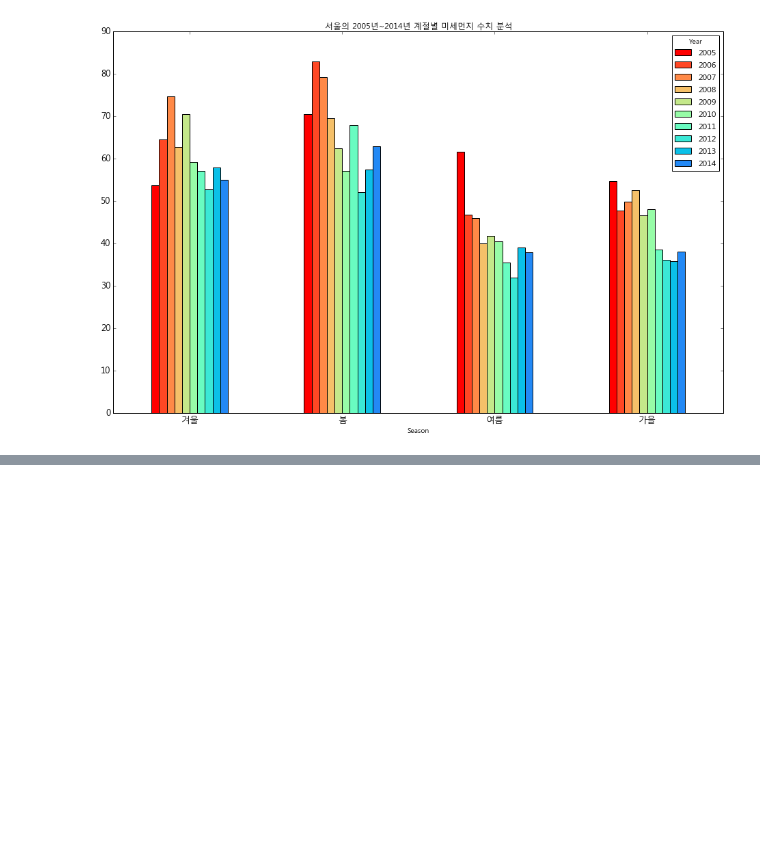
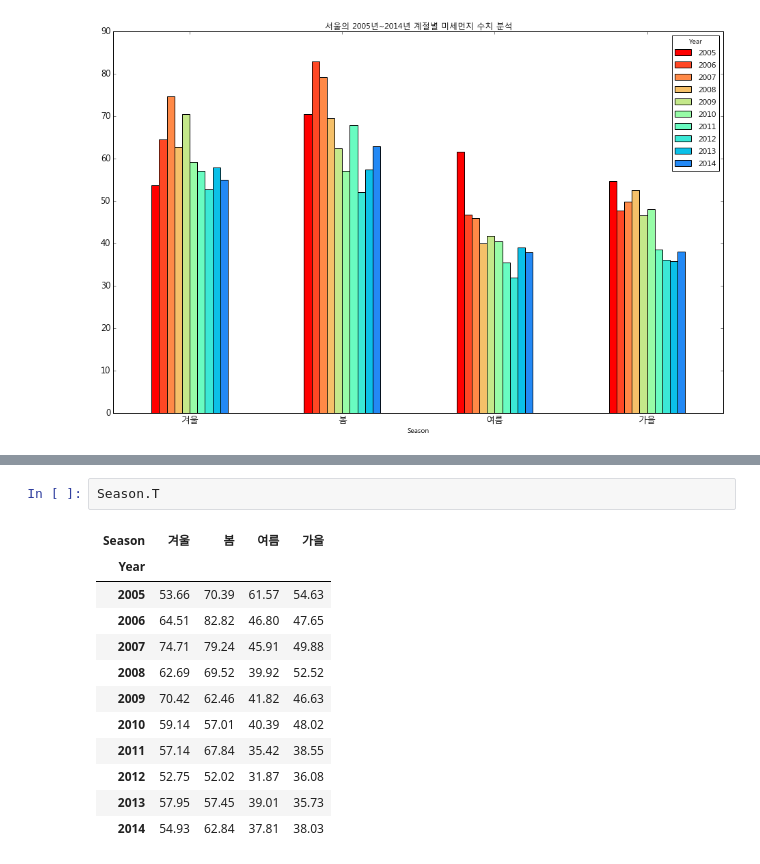
Before and after one commit to NathanPark/Python, a Jupyter notebook: subject/3장 데이터 수집 및 5장 시각적 분석.ipynb, the cells around one changed output, grey strips where cells are left out. Saved outputs shown, nothing was run; the diff lists cells and outputs as text; blank space fills up the shorter version.

```diff
--- a/subject/3장 데이터 수집 및 5장 시각적 분석.ipynb
+++ b/subject/3장 데이터 수집 및 5장 시각적 분석.ipynb
@@ -254,0 +272,15 @@ Season.T.plot(kind='bar', figsize=(16,10), color=colors, fontsize=13)
+# %%
+Season.T
+# %% [output]
+| Season | 겨울 | 봄 | 여름 | 가을 |
+| Year |  |  |  |  |
+| 2005 | 53.66 | 70.39 | 61.57 | 54.63 |
+| 2006 | 64.51 | 82.82 | 46.80 | 47.65 |
+| 2007 | 74.71 | 79.24 | 45.91 | 49.88 |
+| 2008 | 62.69 | 69.52 | 39.92 | 52.52 |
+| 2009 | 70.42 | 62.46 | 41.82 | 46.63 |
+| 2010 | 59.14 | 57.01 | 40.39 | 48.02 |
+| 2011 | 57.14 | 67.84 | 35.42 | 38.55 |
+| 2012 | 52.75 | 52.02 | 31.87 | 36.08 |
+| 2013 | 57.95 | 57.45 | 39.01 | 35.73 |
+| 2014 | 54.93 | 62.84 | 37.81 | 38.03 |
```
Also changed, not shown: parts of 5 cells of this notebook.
